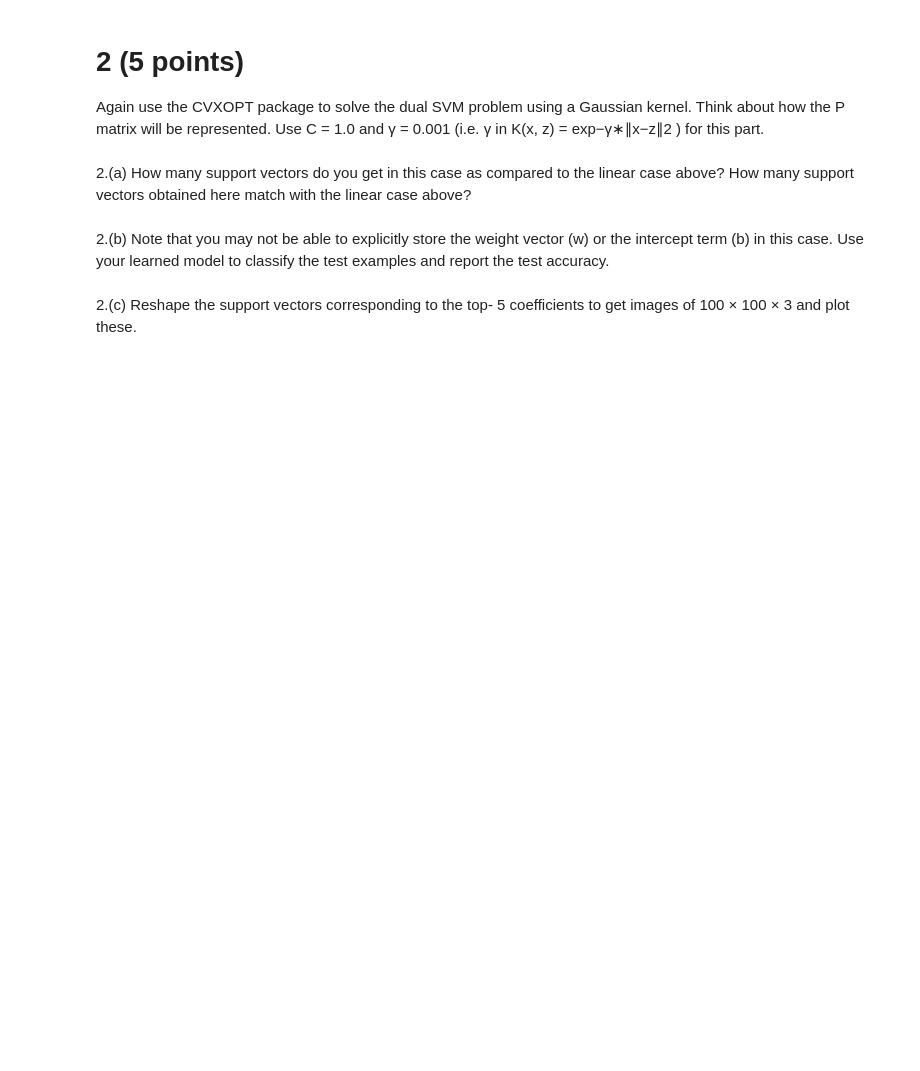
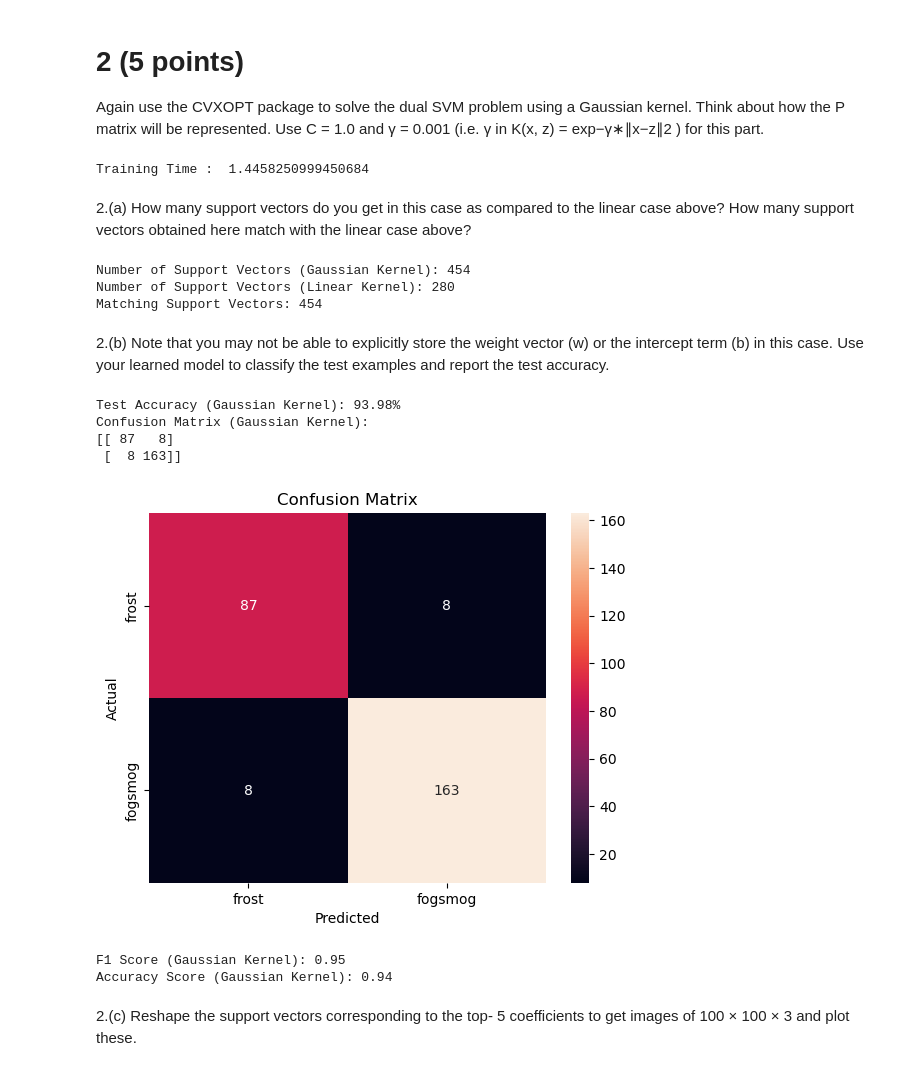
Before and after one commit to Umang-Tripathi/COL774, a Jupyter notebook: Assignment2/Q2/analysis.ipynb, the cells around one changed output. Cells and saved outputs as stored; diff of their text form; code cells hidden in the pictures; blank space fills up the shorter version.

```diff
--- a/Assignment2/Q2/analysis.ipynb
+++ b/Assignment2/Q2/analysis.ipynb
@@ -109,9 +275,71 @@ constitute the support vectors?
 # %% [markdown]
 # 2 (5 points)
 Again use the CVXOPT package to solve the dual SVM problem using a Gaussian kernel. Think about how the P matrix will be represented. Use C = 1.0 and γ = 0.001 (i.e. γ in K(x, z) = exp−γ∗∥x−z∥2 ) for this part.
+# %%
+X_train, y_train = combined_train["feature_vector"], combined_train["label"]
+X_test, y_test = combined_test["feature_vector"], combined_test["label"]
+
+# Import SVM implementation
+
+X_train = np.array(X_train.tolist())
+X_test = np.array(X_test.tolist())
+y_train = np.array(y_train)
+y_test = np.array(y_test)
+
+
+
+svm_gaussian = SupportVectorMachine()
+
+start_time = time.time()
+svm_gaussian.fit(X_train, y_train, kernel="gaussian", C=1.0, gamma=0.001)
+cvxopt_rbf_time = time.time() - start_time
+print("Training Time : ", time.time() - start_time)
+# %% [output]
+Training Time :  1.4458250999450684
 # %% [markdown]
 2.(a) How many support vectors do you get in this case as compared to the linear case above? How many support vectors obtained here match with the linear case above?
+# %%
+# Count Support Vectors
+num_sv_gaussian = len(svm_gaussian.support_vectors)
+num_sv_linear = len(svm.support_vectors)  # From previous linear kernel training
+matching_sv = np.sum(np.isin(svm_gaussian.support_vectors, svm.support_vectors).all(axis=1))
+
+# Predict Test Labels & Compute Accuracy
+y_pred_gaussian = svm_gaussian.predict(X_test)
+
+
+# Print Results
+print(f"Number of Support Vectors (Gaussian Kernel): {num_sv_gaussian}")
+print(f"Number of Support Vectors (Linear Kernel): {num_sv_linear}")
+print(f"Matching Support Vectors: {matching_sv}")
+# %% [output]
+Number of Support Vectors (Gaussian Kernel): 454
+Number of Support Vectors (Linear Kernel): 280
+Matching Support Vectors: 454
 # %% [markdown]
 2.(b) Note that you may not be able to explicitly store the weight vector (w) or the intercept term (b) in this case. Use your learned model to classify the test examples and report the test accuracy.
+# %%
+y_pred_gaussian = svm_gaussian.predict(X_test)
+accuracy_gaussian = np.mean(y_pred_gaussian == y_test) * 100
+print(f"Test Accuracy (Gaussian Kernel): {accuracy_gaussian:.2f}%")
+print(f"Confusion Matrix (Gaussian Kernel): \n{confusion_matrix(y_test, y_pred_gaussian)}")
+sns.heatmap(confusion_matrix(y_test, y_pred_gaussian), annot=True, fmt='d')
+plt.xlabel('Predicted')
+plt.ylabel('Actual')
+plt.title('Confusion Matrix')
+# 1 is fogsmog, 0 is frost
+plt.xticks([0.5, 1.5], ['frost', 'fogsmog'])
+plt.yticks([0.5, 1.5], ['frost', 'fogsmog'])
+plt.show()
+print(f"F1 Score (Gaussian Kernel): {f1_score(y_test, y_pred_gaussian):.2f}")
+print(f"Accuracy Score (Gaussian Kernel): {accuracy_score(y_test, y_pred_gaussian):.2f}")
+# %% [output]
+Test Accuracy (Gaussian Kernel): 93.98%
+Confusion Matrix (Gaussian Kernel):
+[[ 87   8]
+ [  8 163]]
+[figure, added]
+F1 Score (Gaussian Kernel): 0.95
+Accuracy Score (Gaussian Kernel): 0.94
 # %% [markdown]
 2.(c) Reshape the support vectors corresponding to the top- 5 coefficients to get images of 100 × 100 × 3 and plot these.
```
Also changed, not shown: parts of 34 cells of this notebook, 9 other files.
